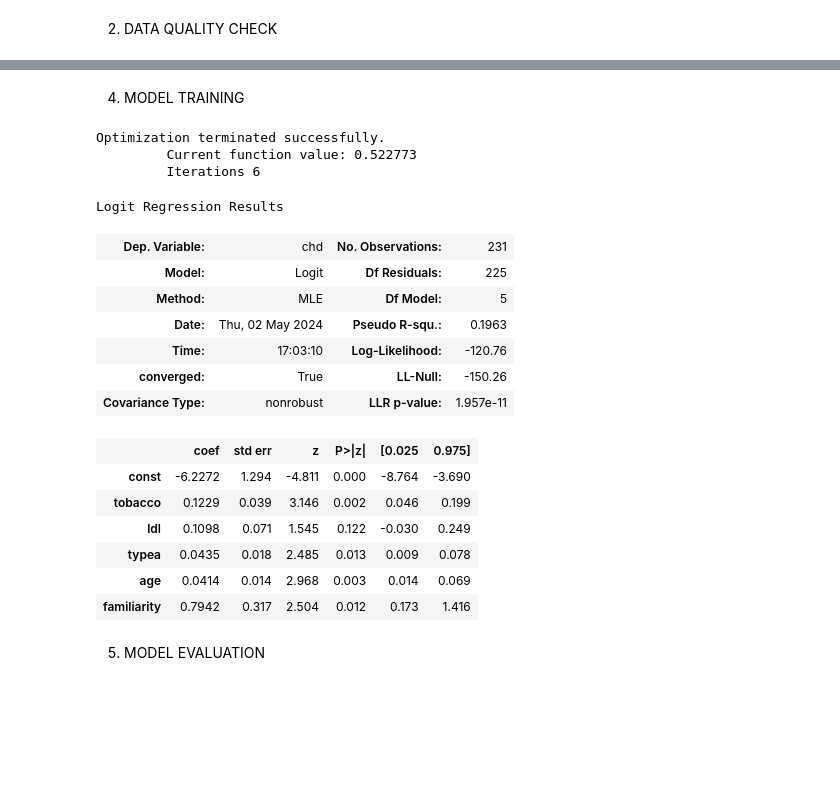
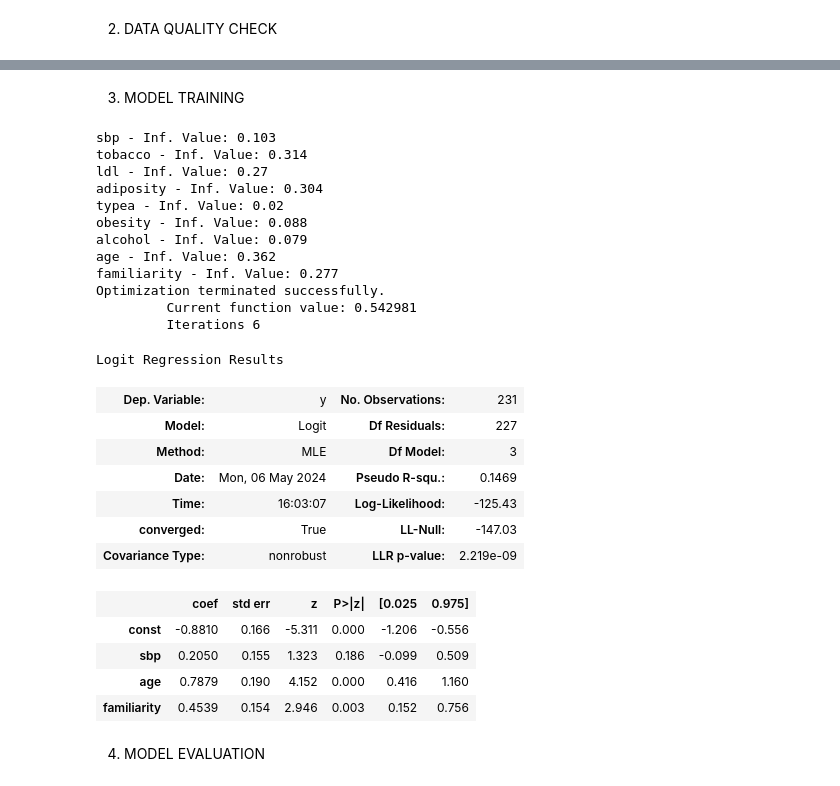
Before and after one commit to GPUK79/data-science-portfolio, a Jupyter notebook: o2_LogisticRegression.ipynb, the cells around one changed output, grey strips where cells are left out. Cells and saved outputs as stored; diff of their text form; code cells hidden in the pictures; blank space fills up the shorter version.

```diff
--- a/o2_LogisticRegression.ipynb
+++ b/o2_LogisticRegression.ipynb
@@ -272,41 +470,83 @@ corr.style.background_gradient(cmap='coolwarm')
 # %% [markdown]
-4. MODEL TRAINING
+3. MODEL TRAINING
 # %%
+
+for i in range(len(colList)):
+    if(train[colList[i]].dtype != object):
+        d3, iv, infValue = fMb(train['chd'], train[colList[i]], colList[i])
+        print(colList[i]+" - Inf. Value: "+str(infValue))
+
+
 from sklearn.model_selection import train_test_split
+colsToDrop = ['chd','TrainTestFlag']
 
-X_train, X_test, y_train, y_test = train_test_split(X, Y, test_size = 0.5, random_state = 0)
+colsToKeep = ['sbp',
+              ##'tobacco',
+              ##'ldl',
+              ##'adiposity',
+              ##'typea',
+              #'obesity',
+              #'alcohol',
+              'age',
+              'familiarity'
+              ]
+
+# X_train = train.drop(columns=colsToDrop, axis=1)
+# X_test = test.drop(columns=colsToDrop, axis=1)
+
+colsToKeep
+
+X_train = train[colsToKeep]
+X_test = test[colsToKeep]
+
+
+y_train = train['chd'].values
+y_test = test['chd'].values
 
 cols = X_train.columns
 #Standardize features
 for i in range(len(cols)):
     # Z-Score using scipy
-    X[cols[i]] = stats.zscore(X[cols[i]])
+    X_train[cols[i]] = stats.zscore(X_train[cols[i]])
+
+#Standardize features
+for i in range(len(cols)):
+    # Z-Score using scipy
+    X_test[cols[i]] = stats.zscore(X_test[cols[i]])
+
 
 X1 = sm.add_constant(X_train)
 logit = sm.Logit(y_train,X1)
 results = logit.fit()
 results.summary()
 # %% [output]
+sbp - Inf. Value: 0.103
+tobacco - Inf. Value: 0.314
+ldl - Inf. Value: 0.27
+adiposity - Inf. Value: 0.304
+typea - Inf. Value: 0.02
+obesity - Inf. Value: 0.088
+alcohol - Inf. Value: 0.079
+age - Inf. Value: 0.362
+familiarity - Inf. Value: 0.277
 Optimization terminated successfully.
-         Current function value: 0.522773
+         Current function value: 0.542981
          Iterations 6
 Logit Regression Results
-| Dep. Variable: | chd | No. Observations: | 231 |
-| Model: | Logit | Df Residuals: | 225 |
-| Method: | MLE | Df Model: | 5 |
-| Date: | Thu, 02 May 2024 | Pseudo R-squ.: | 0.1963 |
-| Time: | 17:03:10 | Log-Likelihood: | -120.76 |
-| converged: | True | LL-Null: | -150.26 |
-| Covariance Type: | nonrobust | LLR p-value: | 1.957e-11 |
+| Dep. Variable: | y | No. Observations: | 231 |
+| Model: | Logit | Df Residuals: | 227 |
+| Method: | MLE | Df Model: | 3 |
+| Date: | Mon, 06 May 2024 | Pseudo R-squ.: | 0.1469 |
+| Time: | 16:03:07 | Log-Likelihood: | -125.43 |
+| converged: | True | LL-Null: | -147.03 |
+| Covariance Type: | nonrobust | LLR p-value: | 2.219e-09 |
 |  | coef | std err | z | P>|z| | [0.025 | 0.975] |
-| const | -6.2272 | 1.294 | -4.811 | 0.000 | -8.764 | -3.690 |
-| tobacco | 0.1229 | 0.039 | 3.146 | 0.002 | 0.046 | 0.199 |
-| ldl | 0.1098 | 0.071 | 1.545 | 0.122 | -0.030 | 0.249 |
-| typea | 0.0435 | 0.018 | 2.485 | 0.013 | 0.009 | 0.078 |
-| age | 0.0414 | 0.014 | 2.968 | 0.003 | 0.014 | 0.069 |
-| familiarity | 0.7942 | 0.317 | 2.504 | 0.012 | 0.173 | 1.416 |
+| const | -0.8810 | 0.166 | -5.311 | 0.000 | -1.206 | -0.556 |
+| sbp | 0.2050 | 0.155 | 1.323 | 0.186 | -0.099 | 0.509 |
+| age | 0.7879 | 0.190 | 4.152 | 0.000 | 0.416 | 1.160 |
+| familiarity | 0.4539 | 0.154 | 2.946 | 0.003 | 0.152 | 0.756 |
 # %% [markdown]
-5. MODEL EVALUATION
+4. MODEL EVALUATION
 # %%
 # instantiate the model
 logreg = LogisticRegression(solver='liblinear', random_state=0)
```
Also changed, not shown: parts of 9 cells of this notebook, 1 other file.
